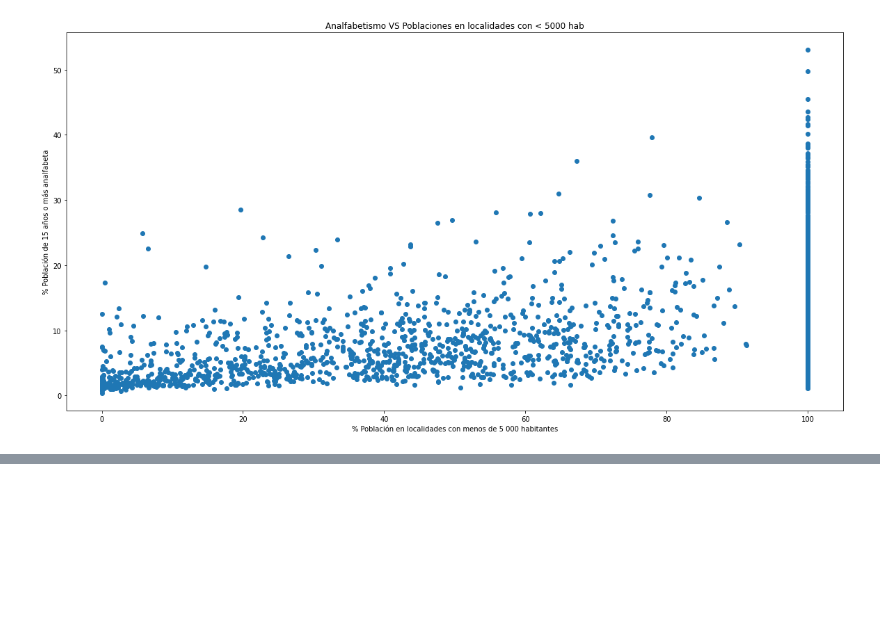
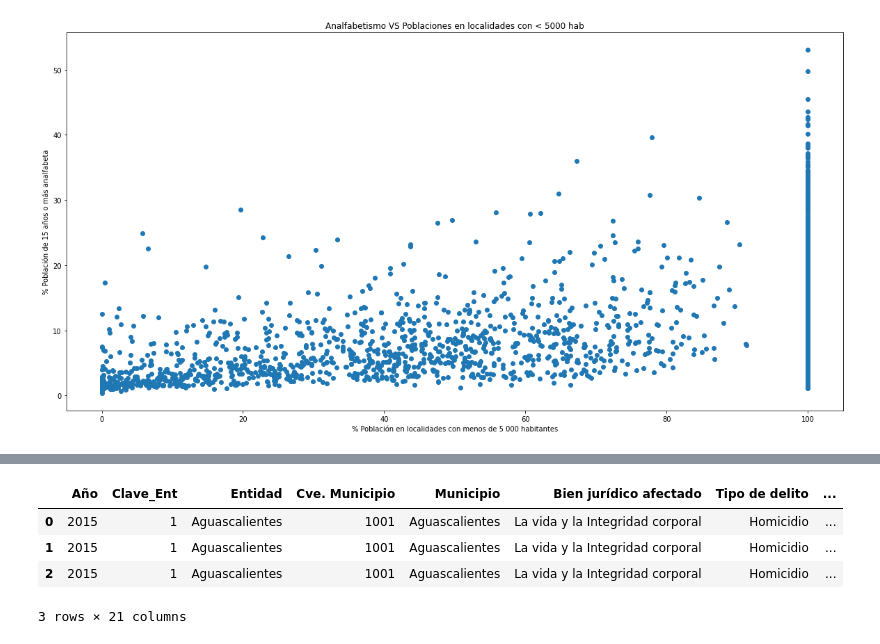
Before and after one commit to ivanDavila/propedeutico_ivandavila, a Jupyter notebook: Propedeutico.ipynb, the cells around one changed output, grey strips where cells are left out. Cells and saved outputs as stored; diff of their text form; code cells hidden in the pictures; blank space fills up the shorter version.

```diff
--- a/Propedeutico.ipynb
+++ b/Propedeutico.ipynb
@@ -201,0 +232,11 @@ Text(0, 0.5, '% Población de 15 años o más analfabeta')
+# %%
+#Abrimos el arcivo
+inci_delictiva = pd.read_csv(r"C:\Users\Ivan\OneDrive - electro controles del noroeste\Reportes\IDM_NM_abr23.csv",
+                             encoding = "ISO-8859-1")
+inci_delictiva.head(3)
+# %% [output]
+|  | Año | Clave_Ent | Entidad | Cve. Municipio | Municipio | Bien jurídico afectado | Tipo de delito | ... |
+| 0 | 2015 | 1 | Aguascalientes | 1001 | Aguascalientes | La vida y la Integridad corporal | Homicidio | ... |
+| 1 | 2015 | 1 | Aguascalientes | 1001 | Aguascalientes | La vida y la Integridad corporal | Homicidio | ... |
+| 2 | 2015 | 1 | Aguascalientes | 1001 | Aguascalientes | La vida y la Integridad corporal | Homicidio | ... |
+3 rows × 21 columns
```
Also changed, not shown: parts of 17 cells of this notebook.
